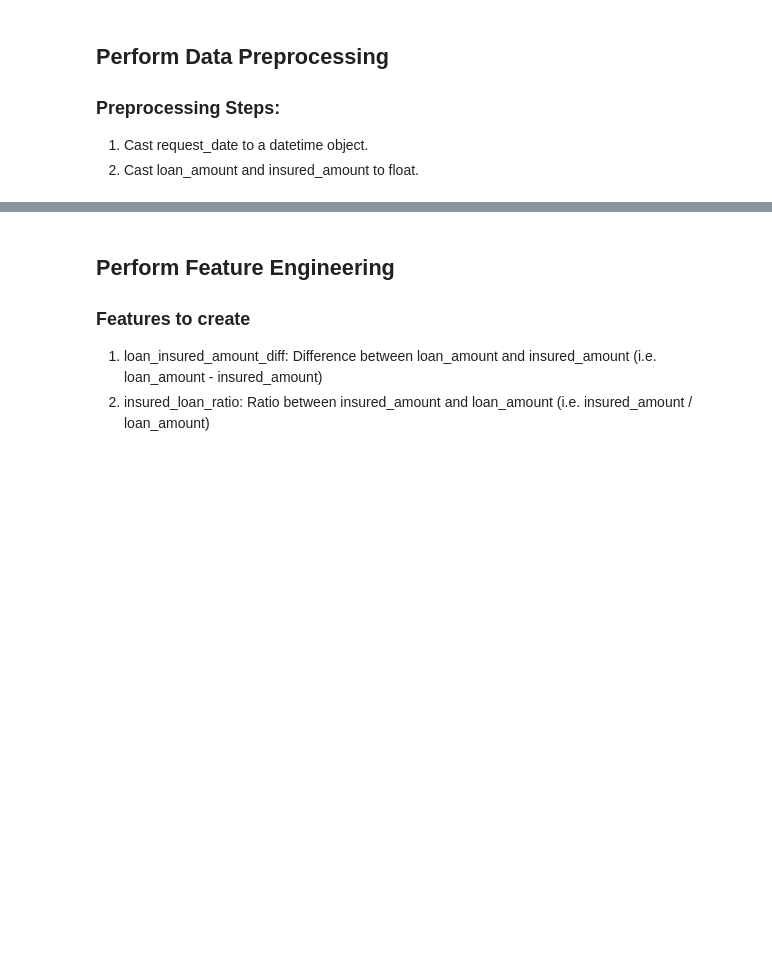
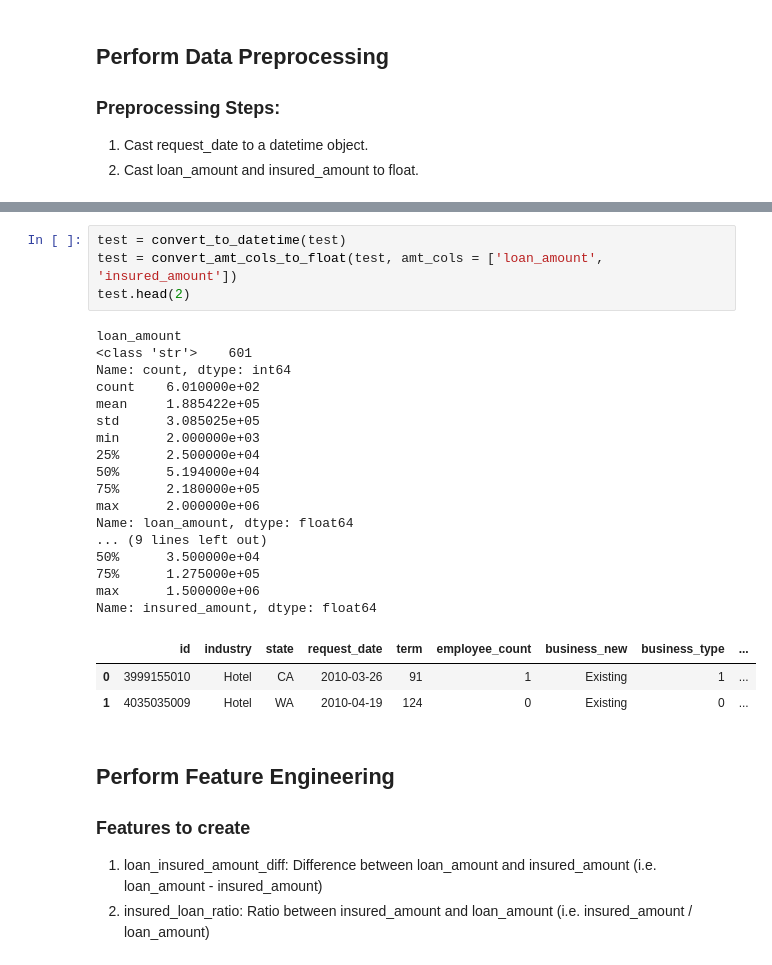
Before and after one commit to AddChew/loan-default, a Jupyter notebook: code_addison.ipynb, the cells around one changed output, grey strips where cells are left out. Cells and saved outputs as stored; diff of their text form; blank space fills up the shorter version.

```diff
--- a/code_addison.ipynb
+++ b/code_addison.ipynb
@@ -122,6 +125,31 @@ Name: insured_amount, dtype: float64
 |  | id | industry | state | request_date | term | employee_count | business_new | business_type | ... |
 | 0 | 4050975007 | Others | VA | 2010-04-27 | 34 | 4 | New | 0 | ... |
 | 1 | 3735095001 | Manufacturing | CA | 2009-11-05 | 107 | 1 | New | 0 | ... |
+# %%
+test = convert_to_datetime(test)
+test = convert_amt_cols_to_float(test, amt_cols = ['loan_amount', 'insured_amount'])
+test.head(2)
+# %% [output]
+loan_amount
+<class 'str'>    601
+Name: count, dtype: int64
+count    6.010000e+02
+mean     1.885422e+05
+std      3.085025e+05
+min      2.000000e+03
+25%      2.500000e+04
+50%      5.194000e+04
+75%      2.180000e+05
+max      2.000000e+06
+Name: loan_amount, dtype: float64
+... (9 lines left out)
+50%      3.500000e+04
+75%      1.275000e+05
+max      1.500000e+06
+Name: insured_amount, dtype: float64
+|  | id | industry | state | request_date | term | employee_count | business_new | business_type | ... |
+| 0 | 3999155010 | Hotel | CA | 2010-03-26 | 91 | 1 | Existing | 1 | ... |
+| 1 | 4035035009 | Hotel | WA | 2010-04-19 | 124 | 0 | Existing | 0 | ... |
 # %% [markdown]
 ## Perform Feature Engineering
 
```
Also changed, not shown: parts of 23 cells of this notebook.
